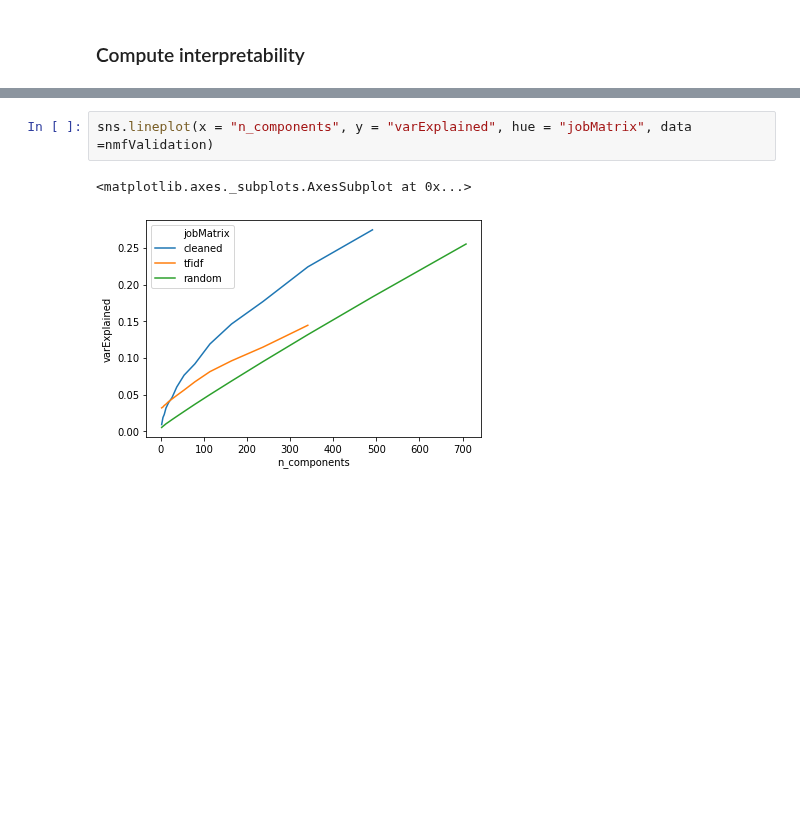
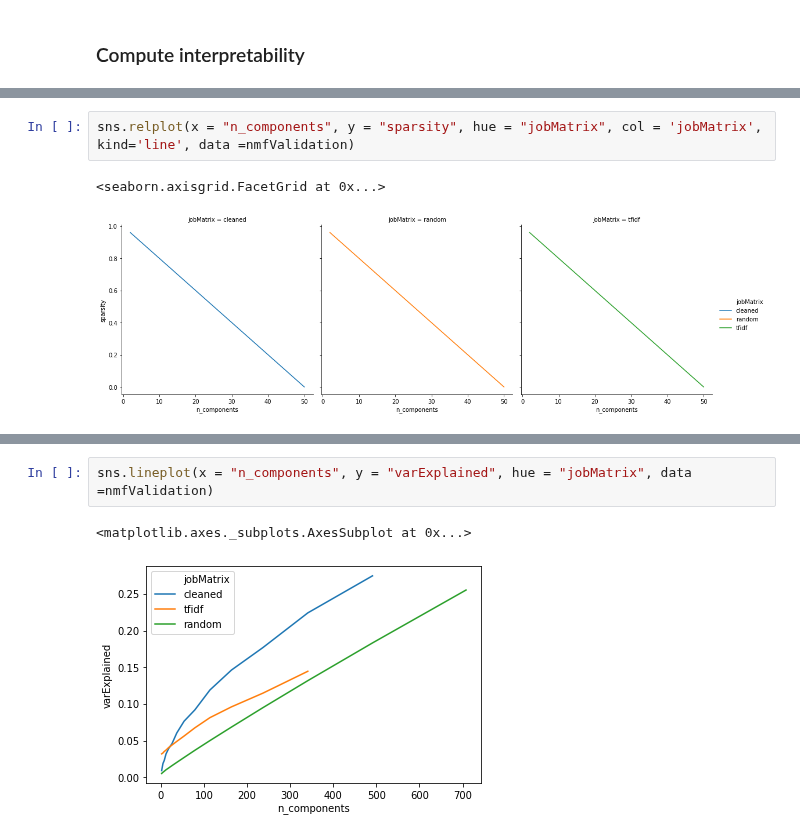
Before and after one commit to nataliavelez/OneHourOneLife, a Jupyter notebook: jobspace/nmf.ipynb, the cells around one changed output, grey strips where cells are left out. Saved outputs shown, nothing was run; the diff lists cells and outputs as text; blank space fills up the shorter version.

```diff
--- a/jobspace/nmf.ipynb
+++ b/jobspace/nmf.ipynb
@@ -529,0 +511,5 @@ nmfValidation['interpretability'] = ((1/558651 + 1/3043)/nmfValidation['sparsity
+# %%
+sns.relplot(x = "n_components", y = "sparsity", hue = "jobMatrix", col = 'jobMatrix', kind='line', data =nmfValidation)
+# %% [output]
+<seaborn.axisgrid.FacetGrid at 0x...>
+[figure, added]
```
Also changed, not shown: parts of 9 cells of this notebook.
